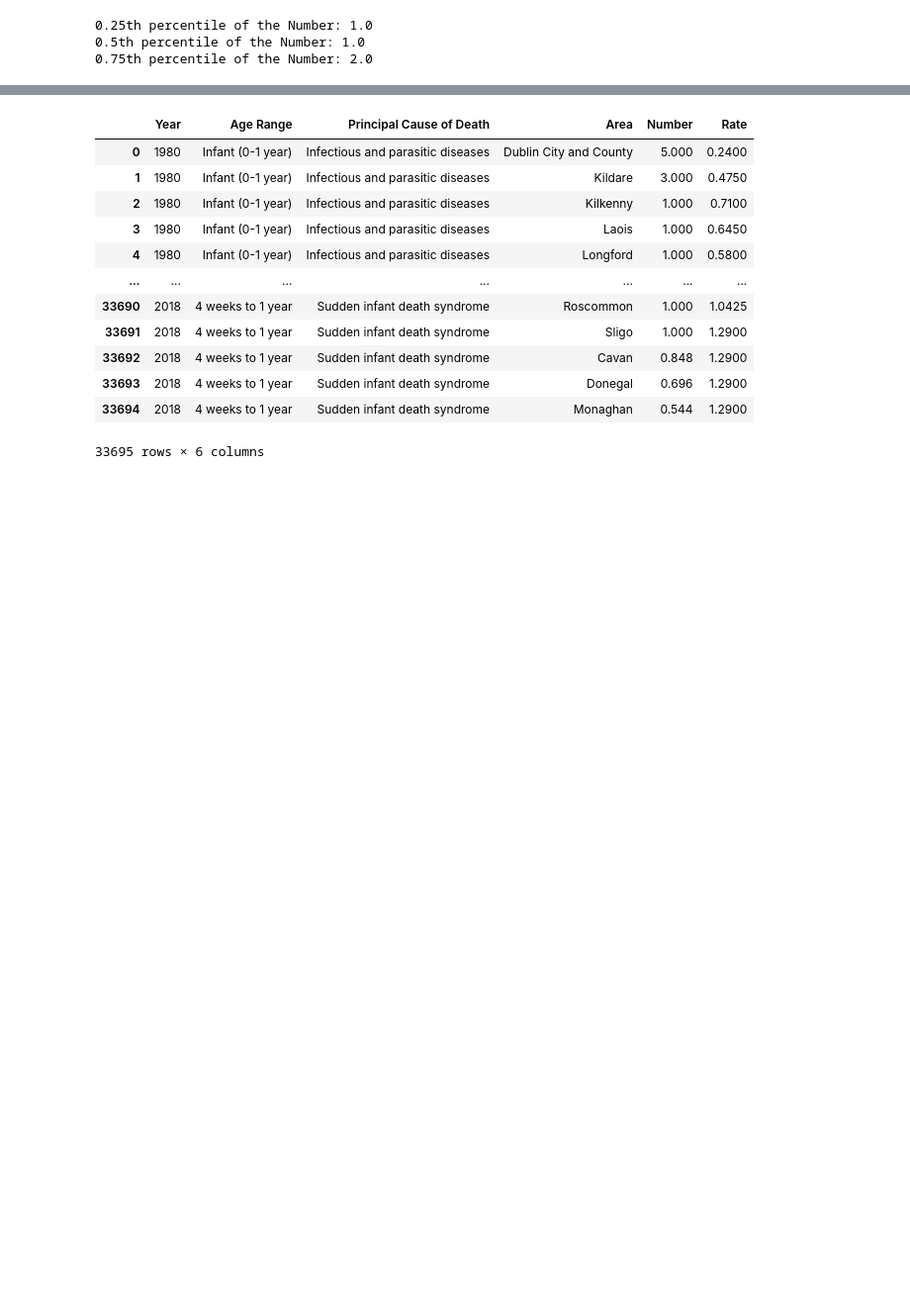
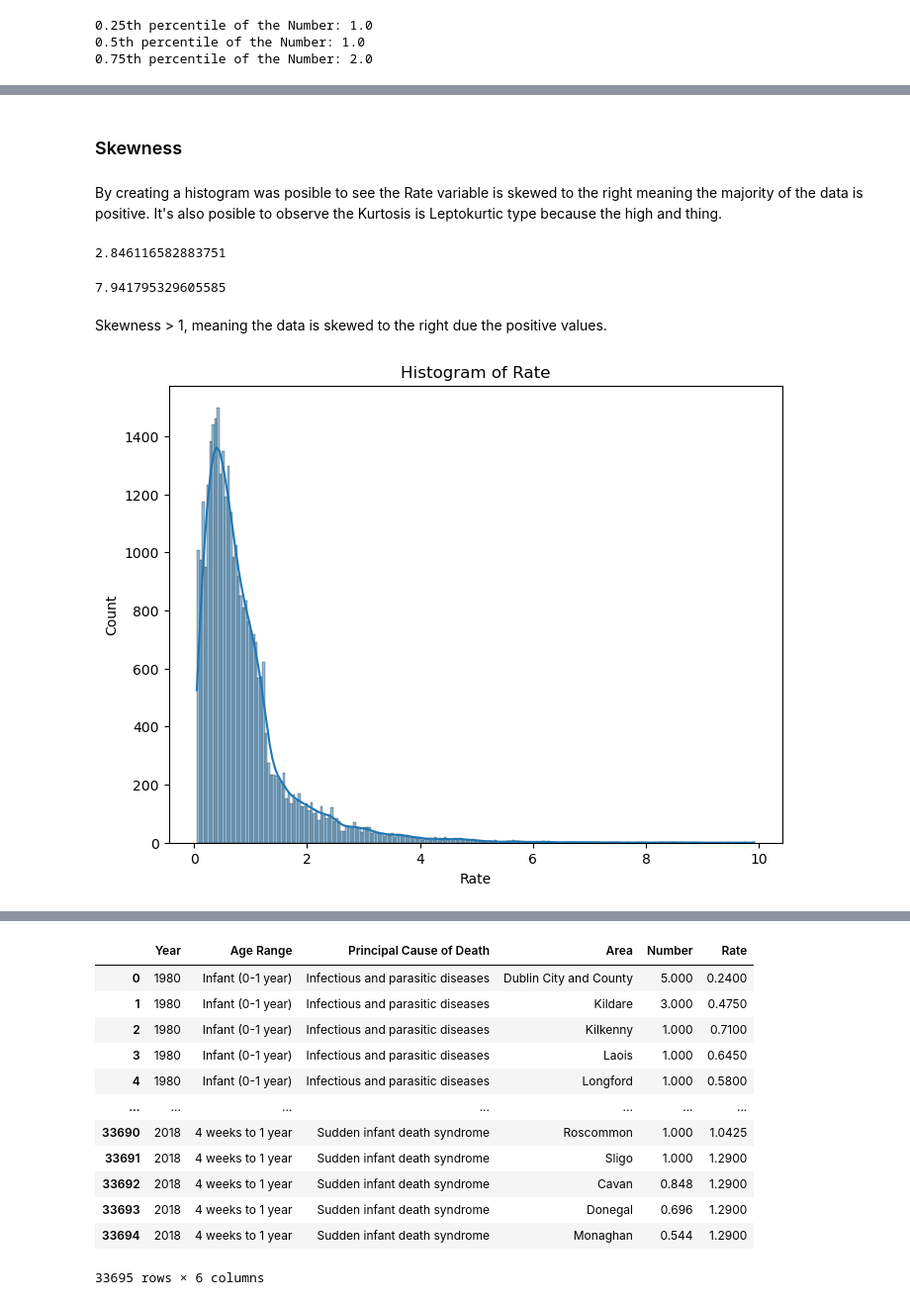
Before and after one commit to Paolacrir/CA1, a Jupyter notebook: Statistic.ipynb, the cells around one changed output, grey strips where cells are left out. Shown at 99% size. Saved outputs shown, nothing was run; the diff lists cells and outputs as text; code cells hidden in the pictures; blank space fills up the shorter version.

```diff
--- a/Statistic.ipynb
+++ b/Statistic.ipynb
@@ -304,0 +231,25 @@ from scipy.stats import skew
+# %% [markdown]
+### Skewness
+# %% [markdown]
+By creating a histogram was posible to see the Rate variable is skewed to the right meaning the majority of the data is positive. It's also posible to observe the Kurtosis is Leptokurtic type because the high and thing.
+# %%
+Mortality_rate["Rate"].skew()
+# %% [output]
+2.846116582883751
+# %%
+Mortality_rate["Number"].skew()
+# %% [output]
+7.941795329605585
+# %% [markdown]
+Skewness > 1, meaning the data is skewed to the right due the positive values.
+# %%
+# Create a histogram for the "Rate" variable
+plt.figure(figsize=(8, 6))
+sns.histplot(Mortality_rate["Rate"], kde=True)
+plt.title("Histogram of Rate")
+plt.xlabel("Rate")
+
+# Show the plot
+plt.show()
+# %% [output]
+[figure, added]
```
Also changed, not shown: parts of 49 cells of this notebook.
